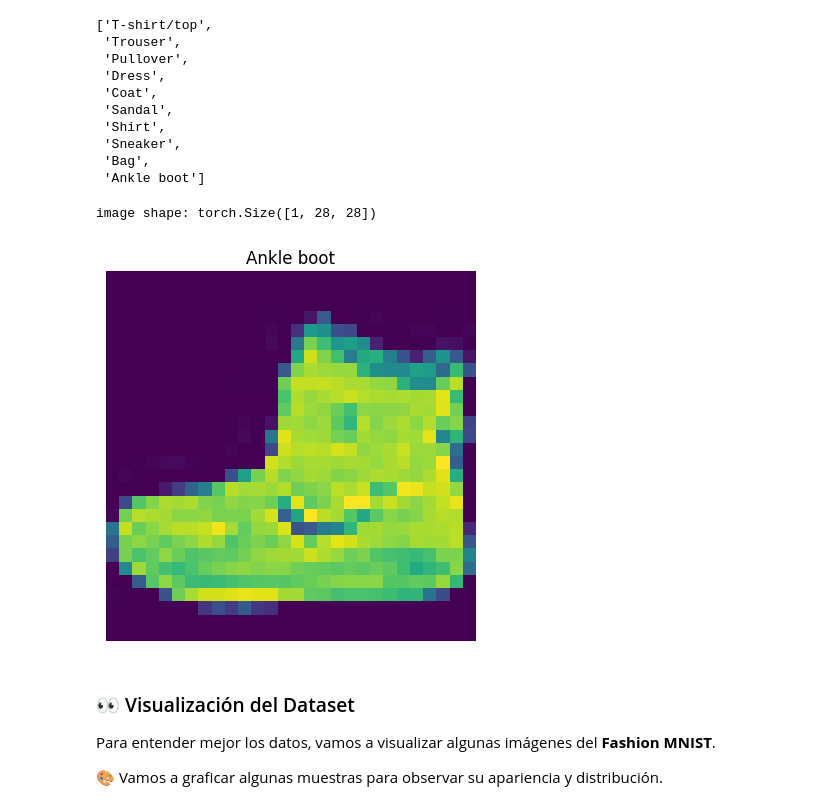
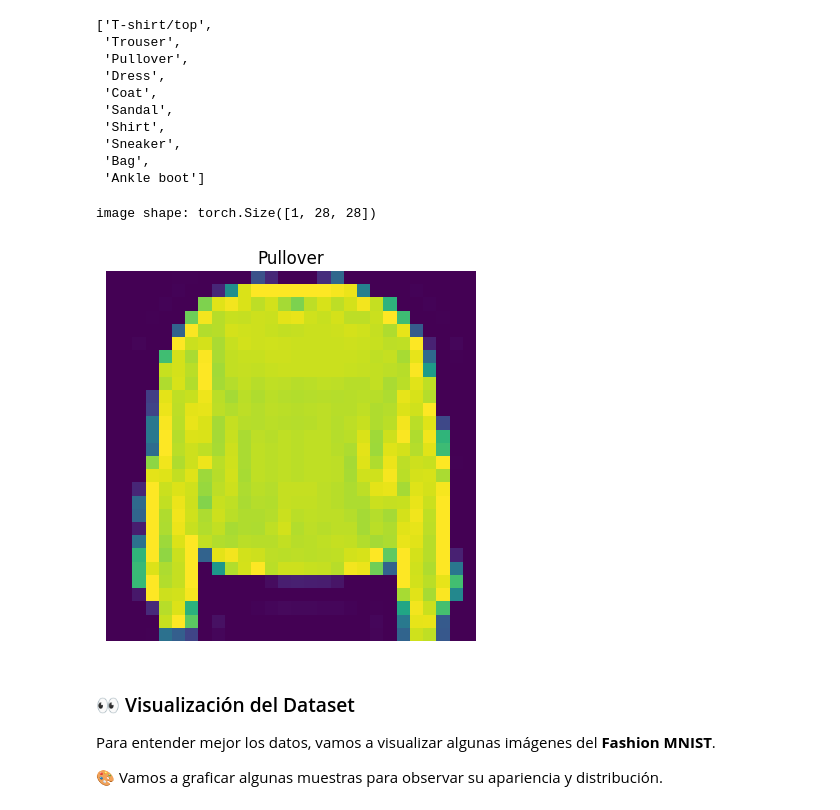
Before and after one commit to mick2332-q/Hands-on-Computer-Vision, a Jupyter notebook: sesiones/sesion3/Sesion3_2_DeepLearning.ipynb, the cells around one changed output. Saved outputs shown, nothing was run; the diff lists cells and outputs as text; code cells hidden in the pictures.

```diff
--- a/sesiones/sesion3/Sesion3_2_DeepLearning.ipynb
+++ b/sesiones/sesion3/Sesion3_2_DeepLearning.ipynb
@@ -110,15 +110,15 @@ class_names
  'Bag',
  'Ankle boot']
 # %%
-image, label = train_data[0] # Visualizacion
+image, label = train_data[7] # Visualizacion
 print(f"image shape: {image.shape}") # dimension de una imagen
 plt.imshow(image.squeeze())
 plt.title(class_names[label])
 plt.axis("off")
 plt.show()
 # %% [output]
 image shape: torch.Size([1, 28, 28])
-[figure, old version]
+[figure, new version]
 # %% [markdown]
 ### 👀 Visualización del Dataset
 
```
Also changed, not shown: parts of 10 cells of this notebook.
